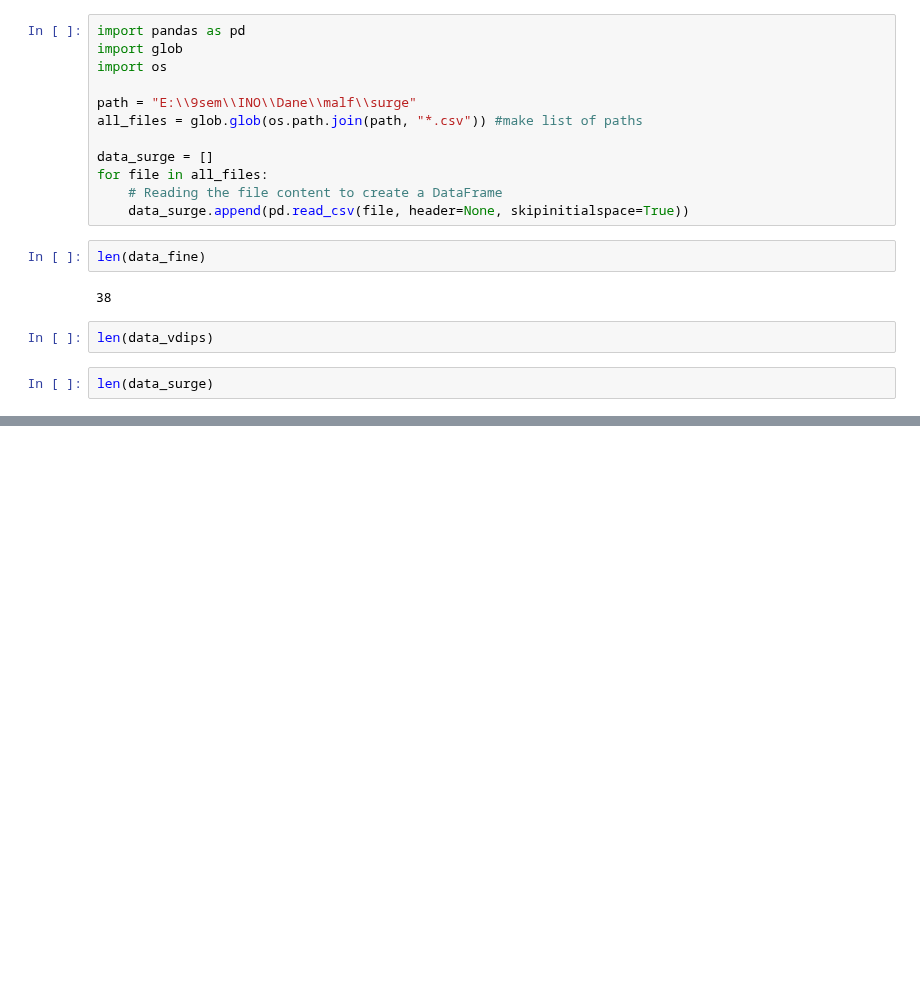
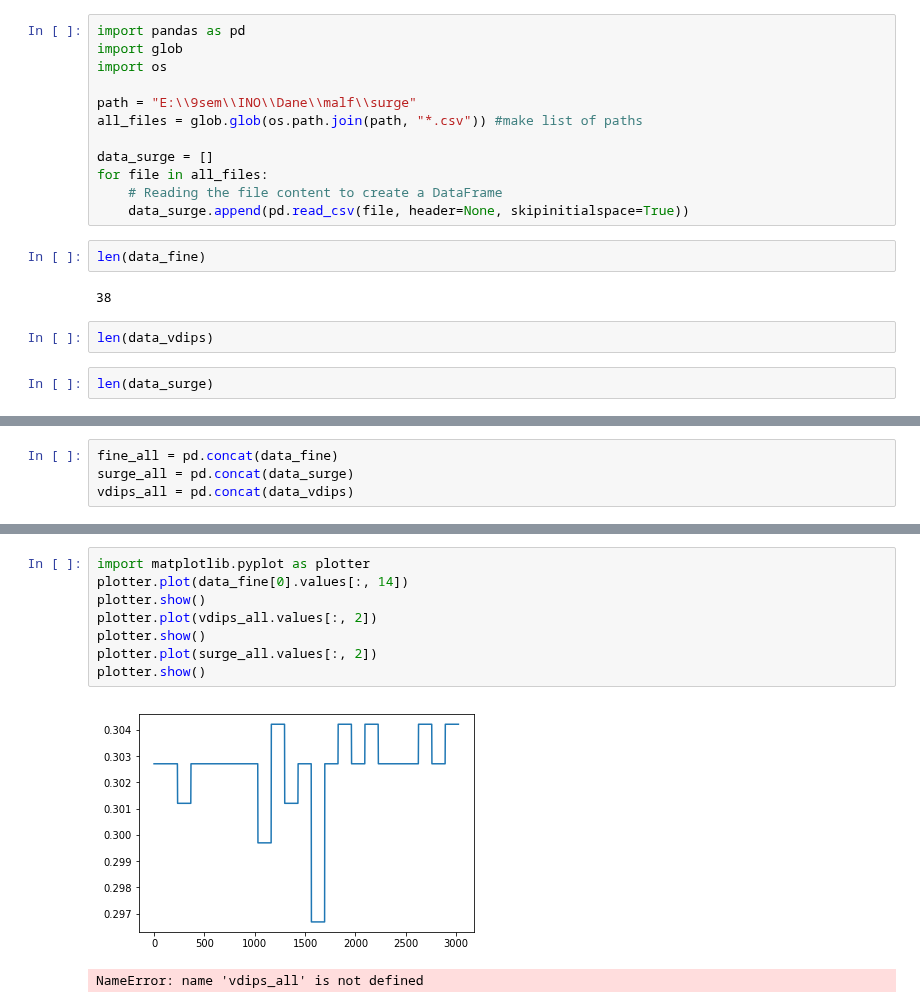
Before and after one commit to MrocznyZdzichu/INO, a Jupyter notebook: Untitled.ipynb, the cells around one changed output, grey strips where cells are left out. Cells and saved outputs as stored; diff of their text form; blank space fills up the shorter version.

```diff
--- a/Untitled.ipynb
+++ b/Untitled.ipynb
@@ -70,0 +184,4 @@ Process.column_max_in_dataset(0, data_fine)
+# %%
+fine_all = pd.concat(data_fine)
+surge_all = pd.concat(data_surge)
+vdips_all = pd.concat(data_vdips)
@@ -70,0 +196,11 @@ Process.column_max_in_dataset(0, data_fine)
+# %%
+import matplotlib.pyplot as plotter
+plotter.plot(data_fine[0].values[:, 14])
+plotter.show()
+plotter.plot(vdips_all.values[:, 2])
+plotter.show()
+plotter.plot(surge_all.values[:, 2])
+plotter.show()
+# %% [output]
+[figure, added]
+NameError: name 'vdips_all' is not defined
```
Also changed, not shown: parts of 30 cells of this notebook.
